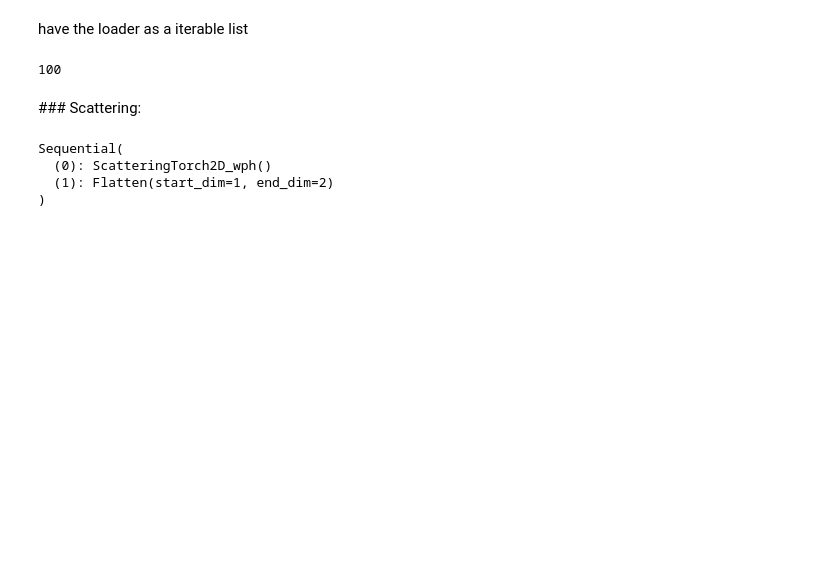
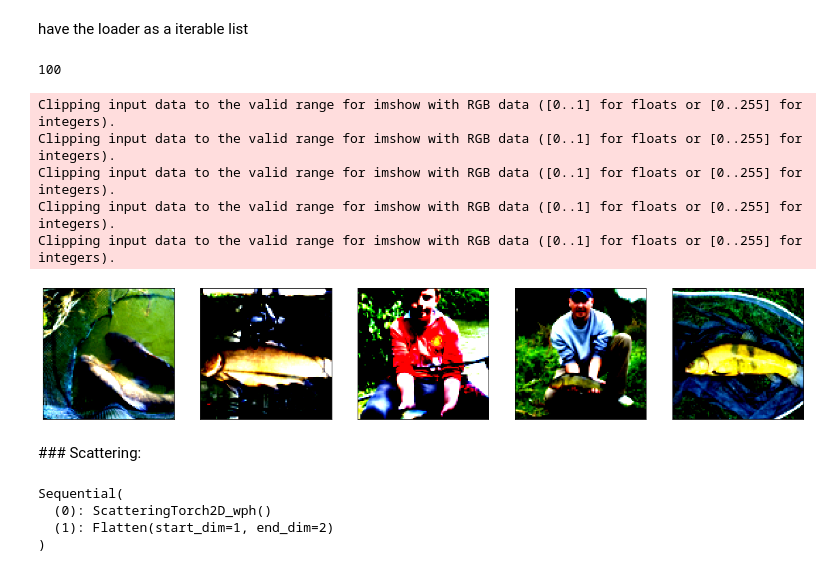
Before and after one commit to ahmedben0/Deep-network-classification-by-scattering-and-homotopy-dictionary-learning, a Jupyter notebook: model_analysis.ipynb, the cells around one changed output. Saved outputs shown, nothing was run; the diff lists cells and outputs as text; code cells hidden in the pictures; blank space fills up the shorter version.

```diff
--- a/model_analysis.ipynb
+++ b/model_analysis.ipynb
@@ -140,7 +152,7 @@ plt.show()
 # %%
 model_names = ['sparsescatnet', 'sparsescatnetw', 'scatnet']
 
-NEW_IMAGE_SIZE = 16
+NEW_IMAGE_SIZE = 100
 
 arch               = "sparsescatnet"
 scattering_J       = 4
@@ -148,7 +160,7 @@ scattering_order2  = True
 scat_angles        = 8
 scattering_wph     = True
 scattering_nphases = 4
-nb_classes         = 1000
+nb_classes         = 100
 L_proj_size        = 256
 L_kernel_size      = 3
 n_iterations       = 12
@@ -331,3 +343,22 @@ input_test = iter_val_loader[0:n_examples].cuda()
+# %%
+nsamples = 5
+imgs, labels = next(iter(loader))
+
+fig=plt.figure(figsize=(20,5),facecolor='w')
+for i in range(nsamples):
+    ax = plt.subplot(1,nsamples, i+1)
+    plt.imshow(torch.transpose(torch.transpose(imgs[i, :, :, :], 0, 2), 0, 1), vmin=0, vmax=1)
+    ax.get_xaxis().set_visible(False)
+    ax.get_yaxis().set_visible(False)
+
+plt.show()
+# %% [output]
+Clipping input data to the valid range for imshow with RGB data ([0..1] for floats or [0..255] for integers).
+Clipping input data to the valid range for imshow with RGB data ([0..1] for floats or [0..255] for integers).
+Clipping input data to the valid range for imshow with RGB data ([0..1] for floats or [0..255] for integers).
+Clipping input data to the valid range for imshow with RGB data ([0..1] for floats or [0..255] for integers).
+Clipping input data to the valid range for imshow with RGB data ([0..1] for floats or [0..255] for integers).
+[figure, added]
 # %% [markdown]
 ### Scattering:
 # %%
```
Also changed, not shown: parts of 58 cells of this notebook.
